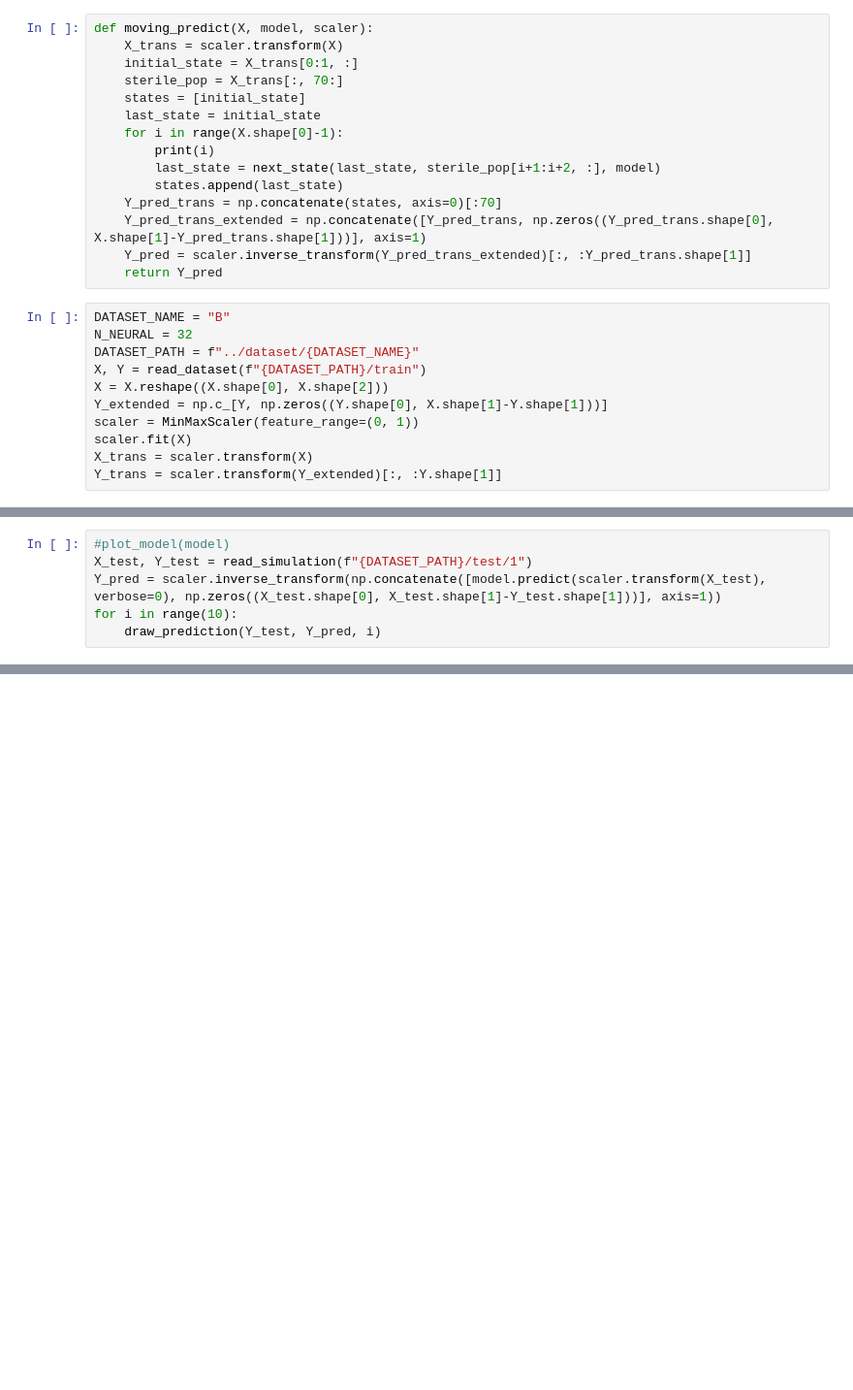
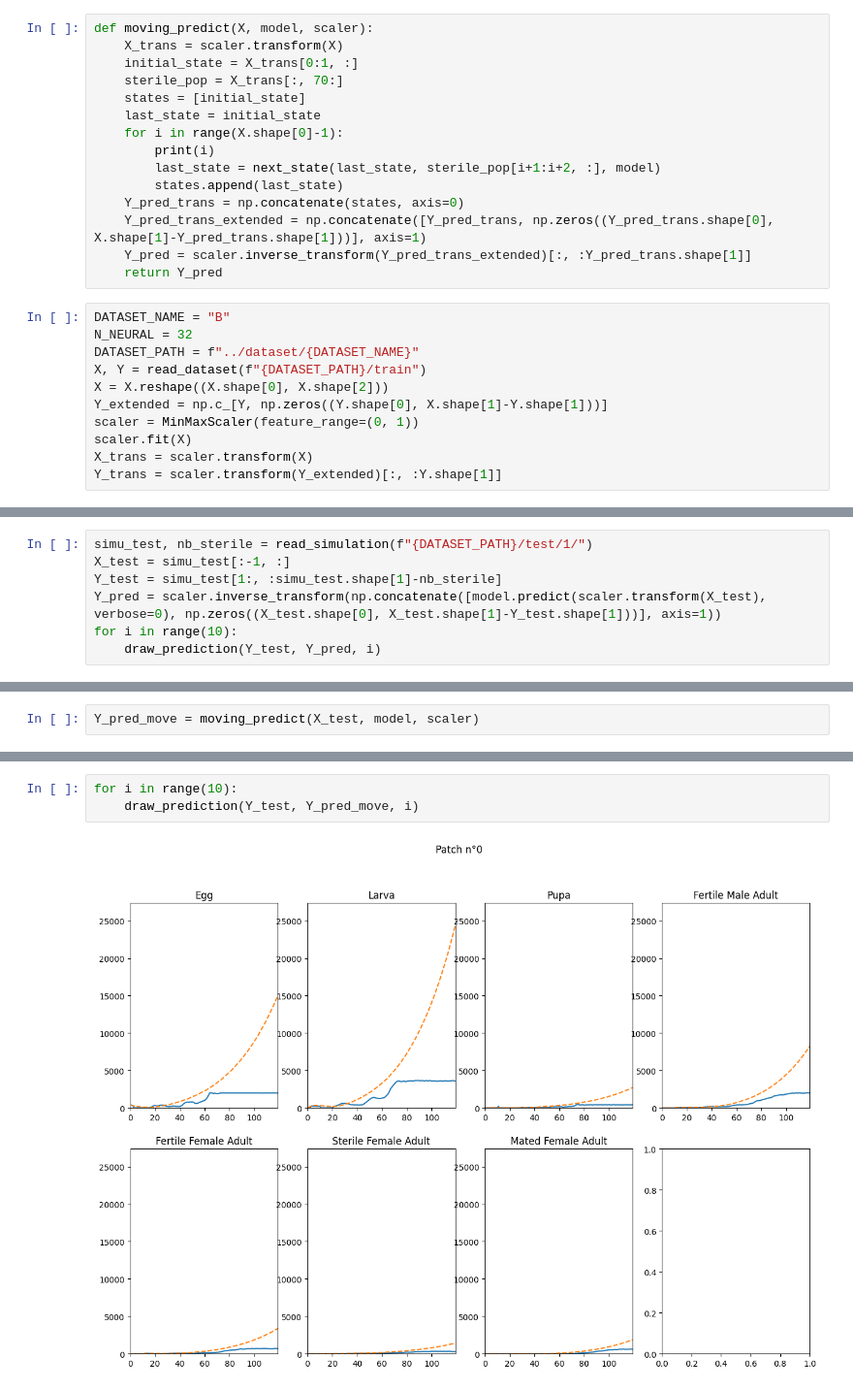
Before and after one commit to tpitois/multi_agents_system_SIT, a Jupyter notebook: notebooks/multi_patch_dense.ipynb, the cells around one changed output, grey strips where cells are left out. Shown at 97% size. Saved outputs shown, nothing was run; the diff lists cells and outputs as text; blank space fills up the shorter version.

```diff
--- a/notebooks/multi_patch_dense.ipynb
+++ b/notebooks/multi_patch_dense.ipynb
@@ -43,7 +62,7 @@ def moving_predict(X, model, scaler):
         print(i)
         last_state = next_state(last_state, sterile_pop[i+1:i+2, :], model)
         states.append(last_state)
-    Y_pred_trans = np.concatenate(states, axis=0)[:70]
+    Y_pred_trans = np.concatenate(states, axis=0)
     Y_pred_trans_extended = np.concatenate([Y_pred_trans, np.zeros((Y_pred_trans.shape[0], X.shape[1]-Y_pred_trans.shape[1]))], axis=1)
     Y_pred = scaler.inverse_transform(Y_pred_trans_extended)[:, :Y_pred_trans.shape[1]]
     return Y_pred
@@ -67,6 +98,7 @@ model = get_model(1000, X_trans, Y_trans)
 # %%
-#plot_model(model)
-X_test, Y_test = read_simulation(f"{DATASET_PATH}/test/1")
+simu_test, nb_sterile = read_simulation(f"{DATASET_PATH}/test/1/")
+X_test = simu_test[:-1, :]
+Y_test = simu_test[1:, :simu_test.shape[1]-nb_sterile]
 Y_pred = scaler.inverse_transform(np.concatenate([model.predict(scaler.transform(X_test), verbose=0), np.zeros((X_test.shape[0], X_test.shape[1]-Y_test.shape[1]))], axis=1))
 for i in range(10):
     draw_prediction(Y_test, Y_pred, i)
@@ -100,0 +105,2 @@ NameError: name 'draw_prediction' is not defined
+# %%
+Y_pred_move = moving_predict(X_test, model, scaler)
@@ -100,0 +125,5 @@ NameError: name 'draw_prediction' is not defined
+# %%
+for i in range(10):
+    draw_prediction(Y_test, Y_pred_move, i)
+# %% [output]
+[figure, added]
```
Also changed, not shown: parts of 10 cells of this notebook, 8 other files.
